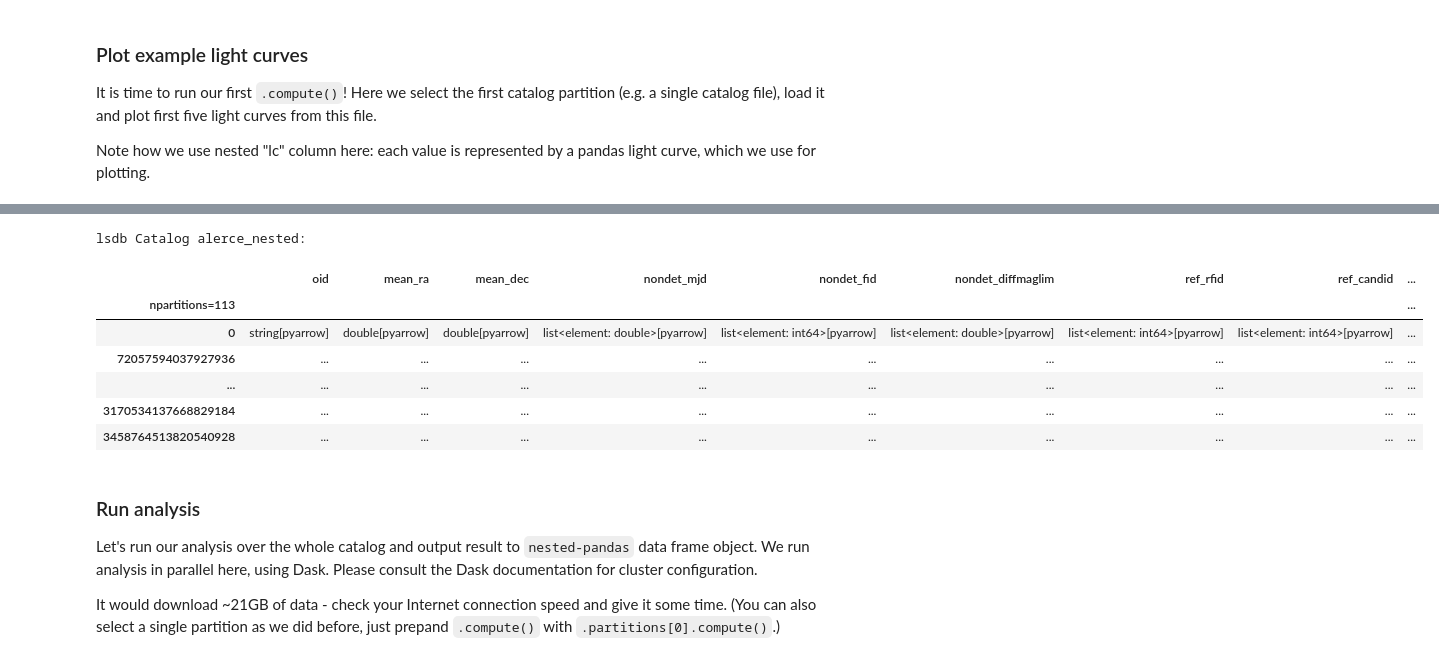
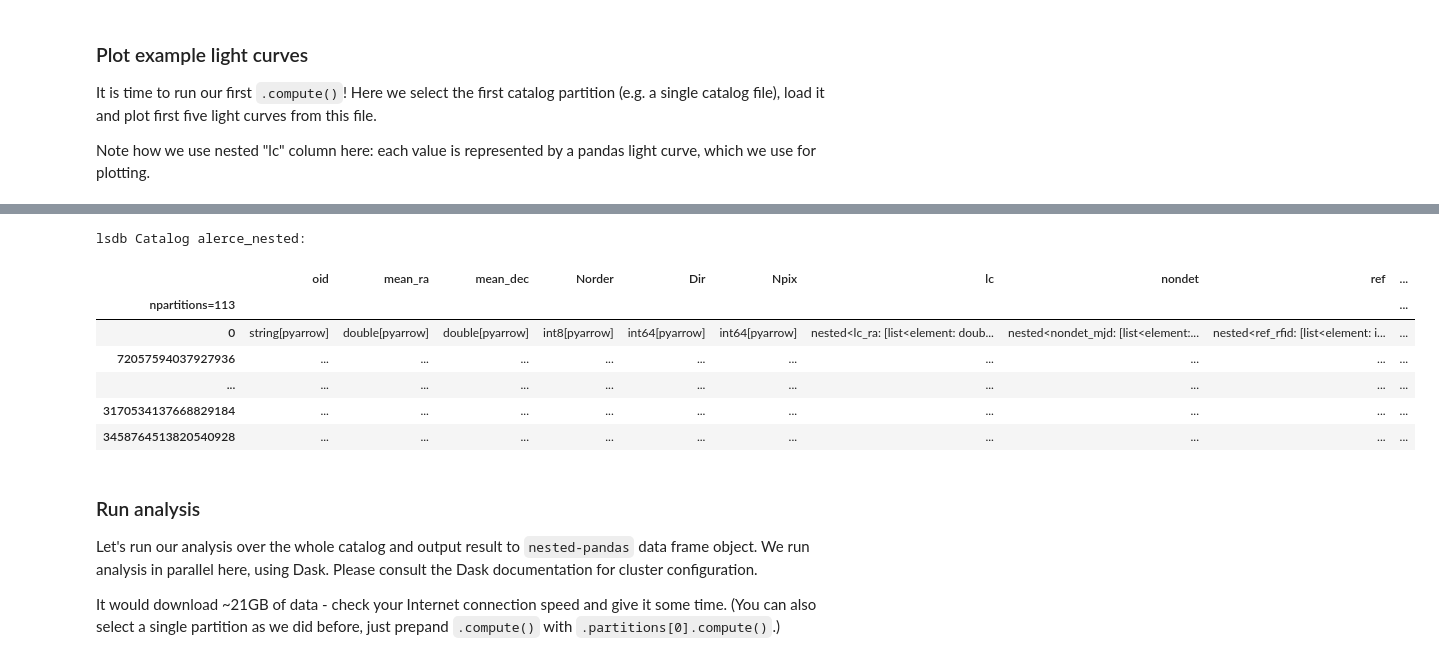
Before and after one commit to hombit/catalyst-dsfp-hack-day-2024, a Jupyter notebook: ztf-alerts-sne.ipynb, the cells around one changed output, grey strips where cells are left out. Drawn from its saved outputs; the diff is of its cells as text; code cells hidden in the pictures.

```diff
--- a/ztf-alerts-sne.ipynb
+++ b/ztf-alerts-sne.ipynb
@@ -56,11 +56,15 @@ from lsdb import read_hats
 
 The function accepts a pandas data frame and plot a light curve.
 # %%
-def plot_lc(lc, title=None):
+def plot_lc(lc, nondet, title=None):
     for fid, band in zip([1, 2], 'gr'):
         idx = lc['lc_fid'] == fid
         plt.scatter(lc['lc_mjd'][idx], lc['lc_magpsf'][idx], label=band, color=band, marker='x', s=10)
         plt.errorbar(lc['lc_mjd'][idx], lc['lc_magpsf'][idx], lc['lc_sigmapsf'][idx], color=band, ls='')
+
+        idx = nondet['nondet_fid'] == fid
+        plt.plot(nondet['nondet_mjd'][idx], nondet['nondet_diffmaglim'][idx], 'v', color=band, alpha=0.25)
+
     plt.legend()
     plt.title(title)
     plt.xlabel('MJD')
@@ -128,9 +143,5 @@ Note how we use nested "lc" column here: each value is represented by a pandas l
 with Client(n_workers=1) as client:
     display(client)
     ndf = catalog.partitions[0].compute()
-
-for lc in ndf['lc'].iloc[:5]:
-    plt.figure()
-    plot_lc(lc)
 # %% [output]
 Client
@@ -162,0 +178,7 @@ Worker: 0
+# %%
+for i in range(5):
+    lc = ndf["lc"].iloc[i]
+    oid = ndf["oid"].iloc[i]
+    nondet = ndf["nondet"].iloc[i]
+    plt.figure()
+    plot_lc(lc, nondet, title=str(oid))
@@ -177,7 +205,7 @@ feature_extractor = licu.Extractor(
     licu.ReducedChi2(),
 )
 
-def extract_features(band, t, m, sigma):
+def extract_features(band, t, m, sigma, oid):
     # Select r-band only and remove observations with NaN errors
     valid_r = (band == 2) & np.isfinite(sigma)
     t, m, sigma = t[valid_r], m[valid_r], sigma[valid_r]
@@ -187,42 +215,42 @@ def extract_features(band, t, m, sigma):
     t, m, sigma = t[idx], m[idx], sigma[idx]
 
     # Convert magnitude to fluxes
     flux = 10**(-0.4 * (m - 8.9))
     flux_err = 0.4 * np.log(10) * sigma * flux
 
     # Output NaN feature value if we cannot compute it,
     # e.g. we don't have enough r-band observations
     values = feature_extractor(t, flux, flux_err, fill_value=np.nan)
     return dict(zip(feature_extractor.names, values))
 
 # Extract features, Catalog.reduce is still WIP, so we use underlying dataframe directly
 # https://github.com/astronomy-commons/lsdb/pull/414
-catalog_with_features = catalog_with_lc.reduce(
+catalog_with_features = catalog.reduce(
     extract_features,  # function
-    'lc.lc_fid', 'lc.lc_mjd', 'lc.lc_magpsf', 'lc.lc_sigmapsf',  # columns to use
+    'lc.lc_fid', 'lc.lc_mjd', 'lc.lc_magpsf', 'lc.lc_sigmapsf', 'oid',  # columns to use
     meta=dict.fromkeys(feature_extractor.names, float), # Dask meta
     append_columns=True,  # Add the result feature columns to the catalog
 )
 
 # Filter features to get nice light-curves
 sn_candidates = catalog_with_features.query(
     'bazin_fit_reduced_chi2 > 0.8 and bazin_fit_reduced_chi2 < 3.0'
     ' and bazin_fit_rise_time > 3 and bazin_fit_rise_time < 10'
     ' and bazin_fit_fall_time < 30 and bazin_fit_fall_time > 10'
     ' and observation_count >= 10'
     ' and chi2 > 5.0'
 )
 
 sn_candidates
 # %% [output]
 lsdb Catalog alerce_nested:
-|  | oid | mean_ra | mean_dec | nondet_mjd | nondet_fid | nondet_diffmaglim | ref_rfid | ref_candid | ... |
-| npartitions=113 |  |  |  |  |  |  |  |  | ... |
-| 0 | string[pyarrow] | double[pyarrow] | double[pyarrow] | list<element: double>[pyarrow] | list<element: int64>[pyarrow] | list<element: double>[pyarrow] | list<element: int64>[pyarrow] | list<element: int64>[pyarrow] | ... |
-| 72057594037927936 | ... | ... | ... | ... | ... | ... | ... | ... | ... |
-| ... | ... | ... | ... | ... | ... | ... | ... | ... | ... |
-| 3170534137668829184 | ... | ... | ... | ... | ... | ... | ... | ... | ... |
-| 3458764513820540928 | ... | ... | ... | ... | ... | ... | ... | ... | ... |
+|  | oid | mean_ra | mean_dec | Norder | Dir | Npix | lc | nondet | ref | ... |
+| npartitions=113 |  |  |  |  |  |  |  |  |  | ... |
+| 0 | string[pyarrow] | double[pyarrow] | double[pyarrow] | int8[pyarrow] | int64[pyarrow] | int64[pyarrow] | nested<lc_ra: [list<element: doub... | nested<nondet_mjd: [list<element:... | nested<ref_rfid: [list<element: i... | ... |
+| 72057594037927936 | ... | ... | ... | ... | ... | ... | ... | ... | ... | ... |
+| ... | ... | ... | ... | ... | ... | ... | ... | ... | ... | ... |
+| 3170534137668829184 | ... | ... | ... | ... | ... | ... | ... | ... | ... | ... |
+| 3458764513820540928 | ... | ... | ... | ... | ... | ... | ... | ... | ... | ... |
 # %% [markdown]
 ### Run analysis
 
```
Also changed, not shown: parts of 6 cells of this notebook.
